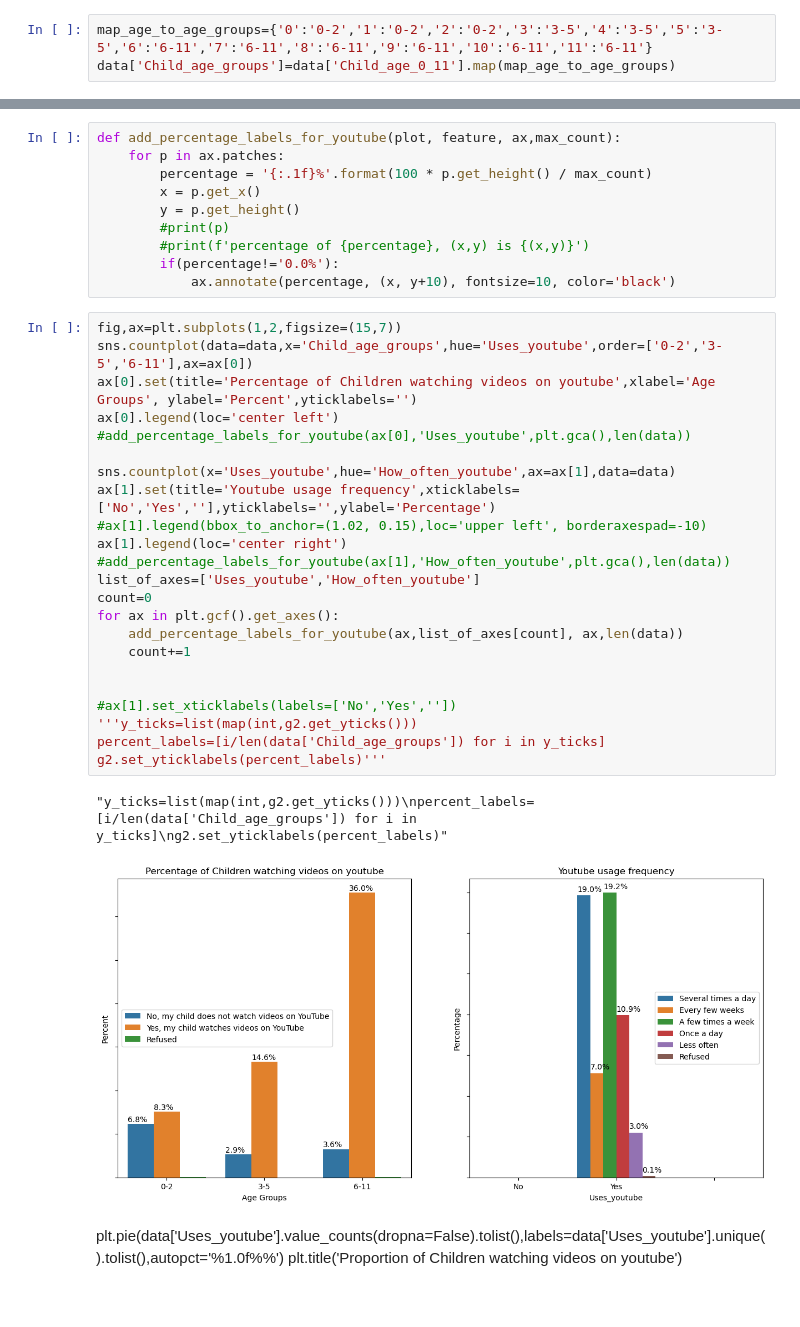
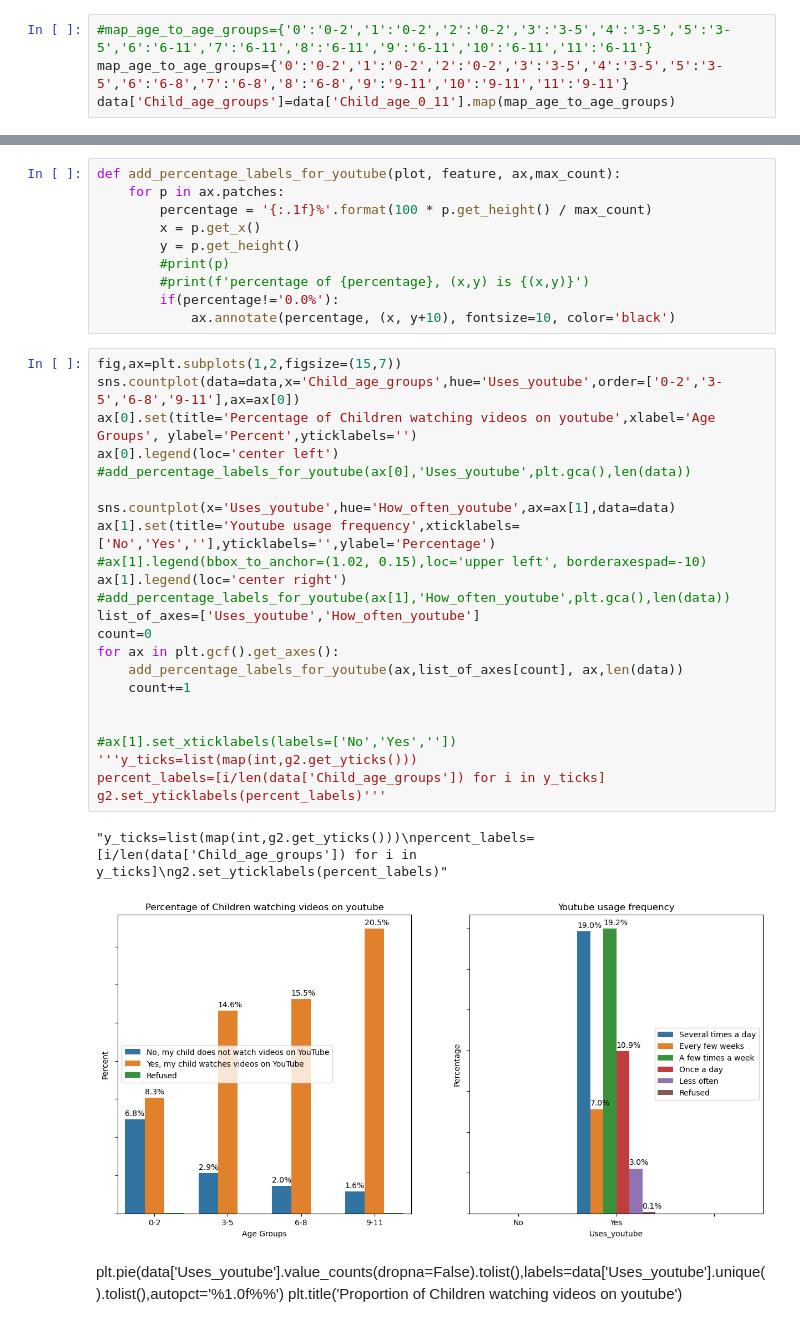
Before and after one commit to tyz-sd/Parenting-children-in-the-age-of-screens, a Jupyter notebook: Initial_visualizations.ipynb, the cells around one changed output, grey strips where cells are left out. Drawn from its saved outputs; the diff is of its cells as text.

```diff
--- a/Initial_visualizations.ipynb
+++ b/Initial_visualizations.ipynb
@@ -41,6 +41,7 @@ plt.show()
 # %% [output]
 [figure]
 # %%
-map_age_to_age_groups={'0':'0-2','1':'0-2','2':'0-2','3':'3-5','4':'3-5','5':'3-5','6':'6-11','7':'6-11','8':'6-11','9':'6-11','10':'6-11','11':'6-11'}
+#map_age_to_age_groups={'0':'0-2','1':'0-2','2':'0-2','3':'3-5','4':'3-5','5':'3-5','6':'6-11','7':'6-11','8':'6-11','9':'6-11','10':'6-11','11':'6-11'}
+map_age_to_age_groups={'0':'0-2','1':'0-2','2':'0-2','3':'3-5','4':'3-5','5':'3-5','6':'6-8','7':'6-8','8':'6-8','9':'9-11','10':'9-11','11':'9-11'}
 data['Child_age_groups']=data['Child_age_0_11'].map(map_age_to_age_groups)
 # %%
@@ -68,30 +71,30 @@ def add_percentage_labels_for_youtube(plot, feature, ax,max_count):
             ax.annotate(percentage, (x, y+10), fontsize=10, color='black')
 # %%
 fig,ax=plt.subplots(1,2,figsize=(15,7))
-sns.countplot(data=data,x='Child_age_groups',hue='Uses_youtube',order=['0-2','3-5','6-11'],ax=ax[0])
+sns.countplot(data=data,x='Child_age_groups',hue='Uses_youtube',order=['0-2','3-5','6-8','9-11'],ax=ax[0])
 ax[0].set(title='Percentage of Children watching videos on youtube',xlabel='Age Groups', ylabel='Percent',yticklabels='')
 ax[0].legend(loc='center left')
 #add_percentage_labels_for_youtube(ax[0],'Uses_youtube',plt.gca(),len(data))
 
 sns.countplot(x='Uses_youtube',hue='How_often_youtube',ax=ax[1],data=data)
 ax[1].set(title='Youtube usage frequency',xticklabels=['No','Yes',''],yticklabels='',ylabel='Percentage')
 #ax[1].legend(bbox_to_anchor=(1.02, 0.15),loc='upper left', borderaxespad=-10)
 ax[1].legend(loc='center right')
 #add_percentage_labels_for_youtube(ax[1],'How_often_youtube',plt.gca(),len(data))
 list_of_axes=['Uses_youtube','How_often_youtube']
 count=0
 for ax in plt.gcf().get_axes():
     add_percentage_labels_for_youtube(ax,list_of_axes[count], ax,len(data))
     count+=1
 
 
 #ax[1].set_xticklabels(labels=['No','Yes',''])
 '''y_ticks=list(map(int,g2.get_yticks()))
 percent_labels=[i/len(data['Child_age_groups']) for i in y_ticks]
 g2.set_yticklabels(percent_labels)'''
 # %% [output]
 "y_ticks=list(map(int,g2.get_yticks()))\npercent_labels=[i/len(data['Child_age_groups']) for i in y_ticks]\ng2.set_yticklabels(percent_labels)"
-[figure, old version]
+[figure, new version]
 # %% [markdown]
 plt.pie(data['Uses_youtube'].value_counts(dropna=False).tolist(),labels=data['Uses_youtube'].unique().tolist(),autopct='%1.0f%%')
 plt.title('Proportion of Children watching videos on youtube')
```
Also changed, not shown: parts of 7 cells of this notebook, 4 other files.
